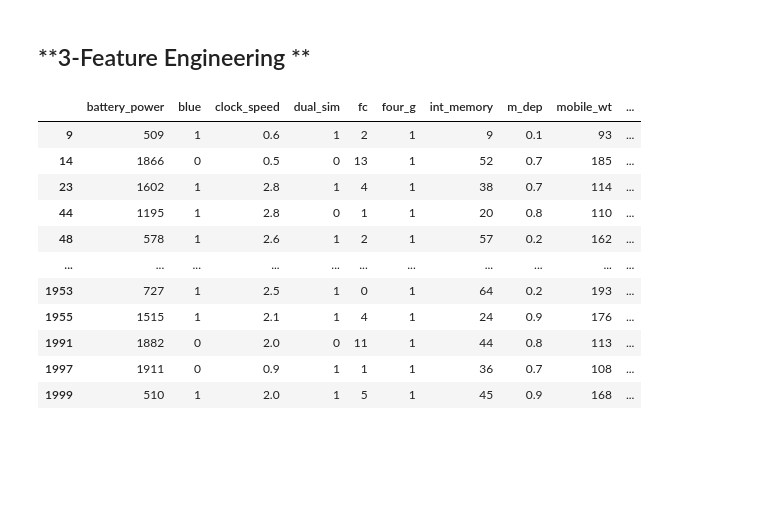
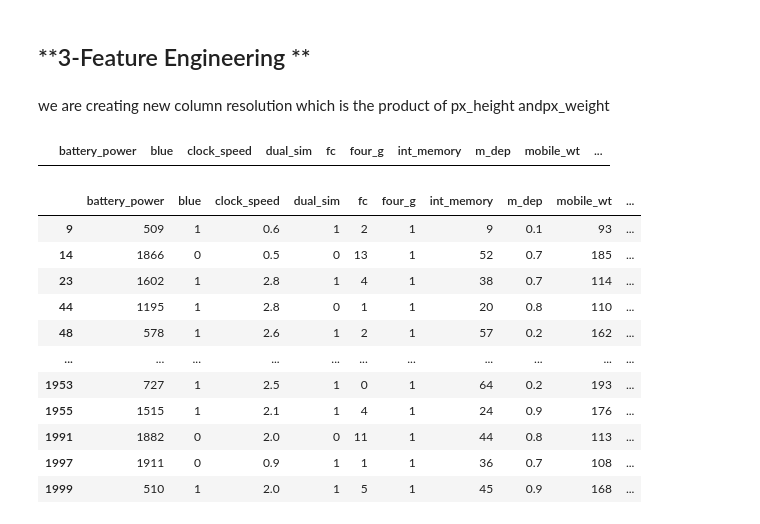
Before and after one commit to surajjorwar/Mobile-price-range-prediction-, a Jupyter notebook: Mobile_price_prediction_.ipynb, the cells around one changed output. Saved outputs shown, nothing was run; the diff lists cells and outputs as text; code cells hidden in the pictures; blank space fills up the shorter version.

```diff
--- a/Mobile_price_prediction_.ipynb
+++ b/Mobile_price_prediction_.ipynb
@@ -252,5 +255,7 @@ df.shape
 (1950, 21)
 # %% [markdown]
 ## **3-Feature Engineering **
+# %% [markdown]
+we are creating new column  resolution which is the product of px_height andpx_weight
 # %%
 df['resolution'] = df['px_height']* df['px_width']
@@ -260,3 +264,9 @@ square = df[df['sc_h']==df['sc_w']]
+# %%
+#checking if the shape of mobile is square or not
+square = df[df['sc_h']==df['sc_w']]
+square
+# %% [output]
+|  | battery_power | blue | clock_speed | dual_sim | fc | four_g | int_memory | m_dep | mobile_wt | ... |
 # %%
 df['screen_area'] = df['sc_h']*df['sc_w']
 df.drop(columns = (['sc_h','sc_w']),inplace = True)
```
Also changed, not shown: parts of 17 cells of this notebook.
